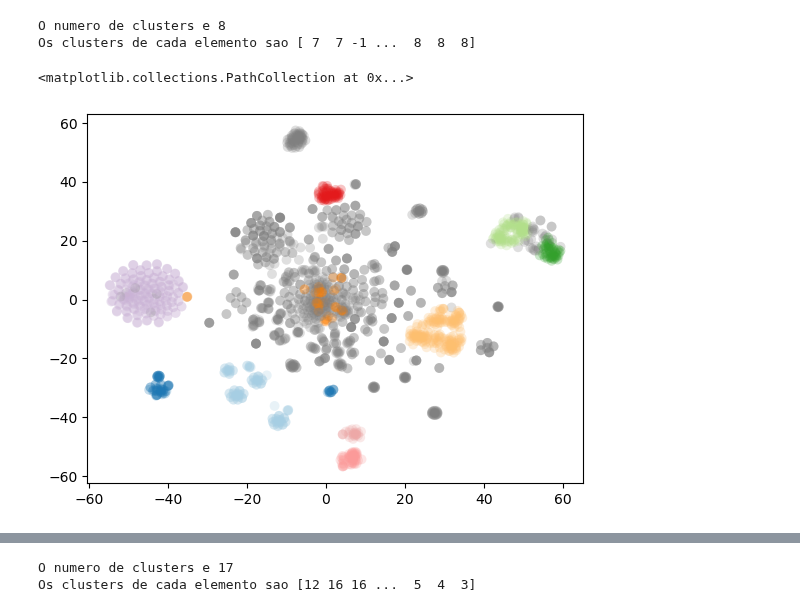
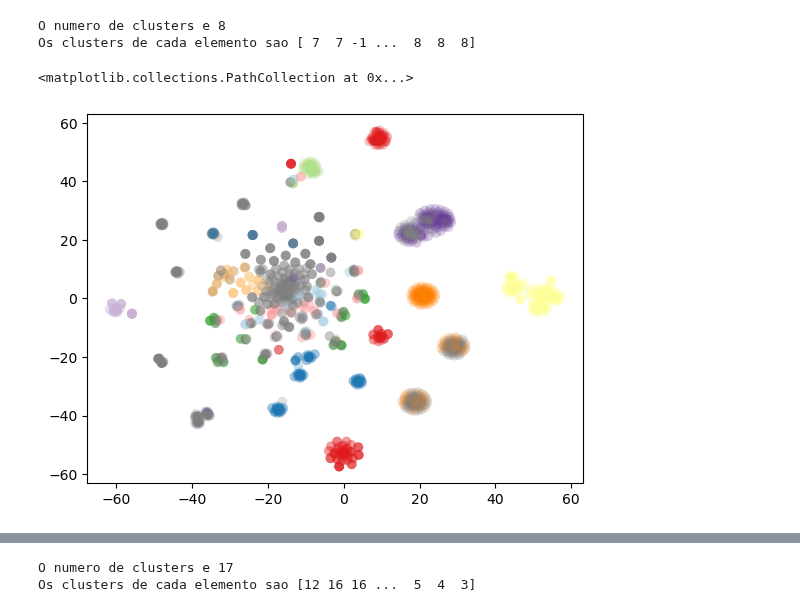
Before and after one commit to vbertalan/LineTracker, a Jupyter notebook: Workflow.ipynb, the cells around one changed output, grey strips where cells are left out. Cells and saved outputs as stored; diff of their text form; code cells hidden in the pictures.

```diff
--- a/Workflow.ipynb
+++ b/Workflow.ipynb
@@ -305,5 +329,7 @@ print(pairwise_distances(arr_a,arr_b, metric="jaccard", n_jobs=-1))
 # %%
 # Step 5 - Creates distance matrix
+
+from sklearn.metrics.pairwise import pairwise_distances
 
 def jaccard_score(mat):
     cols_sum = mat.getnnz(axis=1)
@@ -321,39 +347,28 @@ def jaccard_score(mat):
 
 import numpy as np
 
-#print(type(vector_df))
-#print(vector_df.shape)
-#print(type(var_df))
-#print(var_df.shape)
-
 # Using Euclidean Distance between the rows of the TFIDF Matrix
-#emb_distance = euclidean_distances(vector_df, vector_df)
 tfidf_distance = pairwise_distances(vector_df, metric="euclidean", n_jobs=-1)
 print(type(tfidf_distance))
 print(tfidf_distance.shape)
-#np.savetxt("tfidf_distance.csv", tfidf_distance, delimiter=",")
 
 # Using Jaccard Distance between the rows of the Variable Matrix
 #jac_distance = pairwise_distances(var_df.to_numpy(), metric="jaccard", n_jobs=-1)
-#var_distance = 1 - jac_distance
 var_distance = jaccard_score(var_df)
 print(type(var_distance))
 print(var_distance.shape)
-np.savetxt("var_distance.csv", var_distance, delimiter=",")
-
 
 # Using alpha to define the weight of the TFIDF Matrix, and Beta to define the weight of the Variable Matrix
-alpha = 0.2
-beta = 0.8
+alpha = 0.8
+beta = 0.2
 
 # New matrices, corrected by the weights
 tfidf_distance = np.dot(alpha,tfidf_distance)
 var_distance = np.dot(beta, var_distance)
 
 # Sums remaining matrices
-#distance_matrix = tfidf_distance + var_distance
-#print(distance_matrix)
-#print(distance_matrix.shape)
+distance_matrix = np.asarray(tfidf_distance + var_distance)
+print(type(distance_matrix))
 # %% [output]
 <class 'numpy.ndarray'>
 (2000, 2000)
@@ -376,40 +394,40 @@ print ("Os clusters de cada elemento sao {}".format(cluster_labels))
 # %%
-## Step 5 - Clustering with HDBScan
+# ## Step 5 - Clustering with HDBScan
 
-import hdbscan
+# import hdbscan
 
-clusterer = hdbscan.HDBSCAN()
-clusterer = hdbscan.HDBSCAN(min_cluster_size=50,min_samples=1,metric='euclidean',
-                            allow_single_cluster=False,cluster_selection_method='leaf')
-clusterer.fit(concat_df)
-cluster_num = clusterer.labels_.max()
-print ("O numero de clusters e {}".format(cluster_num))
-cluster_labels = clusterer.labels_
-print ("Os clusters de cada elemento sao {}".format(cluster_labels))
+# clusterer = hdbscan.HDBSCAN()
+# clusterer = hdbscan.HDBSCAN(min_cluster_size=50,min_samples=1,metric='euclidean',
+#                             allow_single_cluster=False,cluster_selection_method='leaf')
+# clusterer.fit(concat_df)
+# cluster_num = clusterer.labels_.max()
+# print ("O numero de clusters e {}".format(cluster_num))
+# cluster_labels = clusterer.labels_
+# print ("Os clusters de cada elemento sao {}".format(cluster_labels))
 # %% [output]
 O numero de clusters e 8
 Os clusters de cada elemento sao [ 7  7 -1 ...  8  8  8]
 # %%
 ## Step 6 - Plotting with TSNE
 
 from sklearn.manifold import TSNE
 import matplotlib.pyplot as plt
 import seaborn as sns
 
-concat_df.columns = concat_df.columns.astype(str)
-projection = TSNE().fit_transform(concat_df)
+#concat_df.columns = concat_df.columns.astype(str)
+projection = TSNE().fit_transform(distance_matrix)
 #plt.scatter(*projection.T, **plot_kwds)
 
 color_palette = sns.color_palette('Paired', cluster_num+1)
 cluster_colors = [color_palette[x] if x >= 0
                   else (0.5, 0.5, 0.5)
                   for x in clusterer.labels_]
 cluster_member_colors = [sns.desaturate(x, p) for x, p in
                          zip(cluster_colors, clusterer.probabilities_)]
 plt.scatter(*projection.T, s=50, linewidth=0, c=cluster_member_colors, alpha=0.25)
 # %% [output]
 <matplotlib.collections.PathCollection at 0x...>
-[figure, old version]
+[figure, new version]
 # %%
 ## Step 7 - Checks number of outliers
 
```
Also changed, not shown: parts of 8 cells of this notebook.
